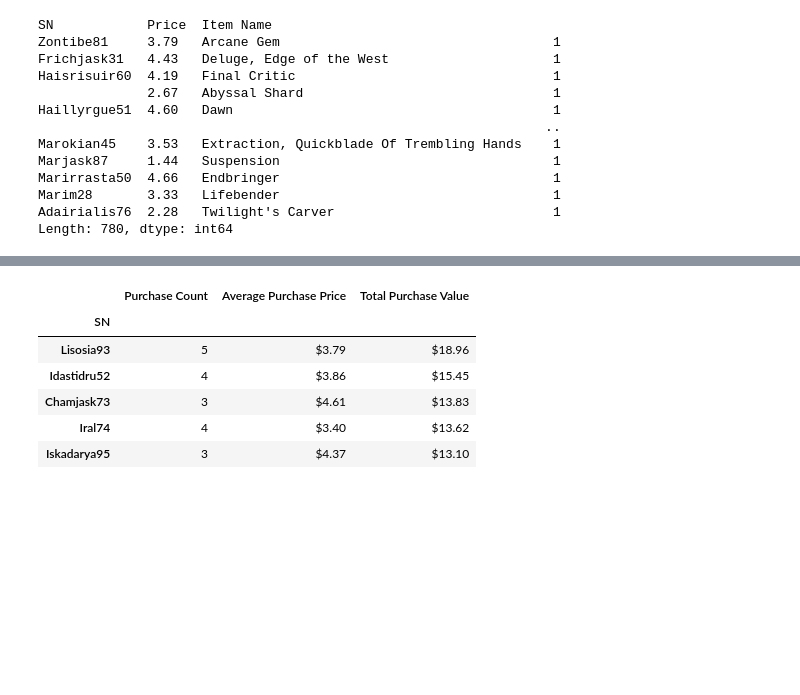
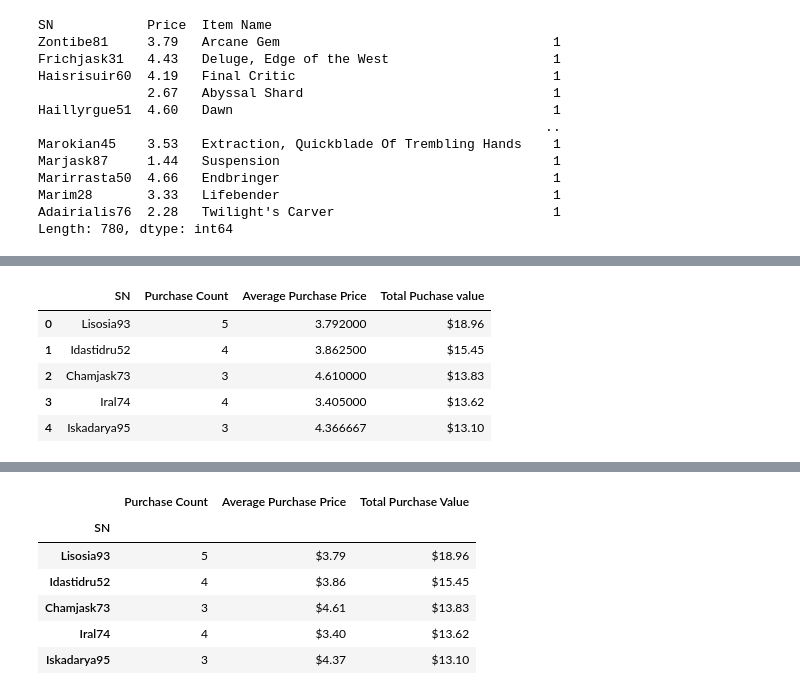
Before and after one commit to cdturner618/Panda-Challenge, a Jupyter notebook: HeroesOfPymoli/HeroesOfPymoli_starter.ipynb, the cells around one changed output, grey strips where cells are left out. Saved outputs shown, nothing was run; the diff lists cells and outputs as text; code cells hidden in the pictures; blank space fills up the shorter version.

Commit message:
Completed Top Spenders

```diff
--- a/HeroesOfPymoli/HeroesOfPymoli_starter.ipynb
+++ b/HeroesOfPymoli/HeroesOfPymoli_starter.ipynb
@@ -544,0 +563,16 @@ sort_df.head()
+# %%
+#Create Data Frame based off of information
+
+Top_Spenders=pd.DataFrame({"SN":["Lisosia93","Idastidru52","Chamjask73","Iral74", "Iskadarya95"],
+                          "Purchase Count":[5,4,3,4,3],
+                          "Average Purchase Price":[((4.64+3.81+4.80+3.19+2.52)/5),((4.93+4.03+1.60+4.89)/4),((4.23+4.76+4.84)/3),((4.14+3.82+4.03+1.63)/4),((4.03+4.90+4.17)/3)],
+                          "Total Puchase value":["$18.96","$15.45","$13.83","$13.62","$13.10"]
+                                                  })
+Top_Spenders
+# %% [output]
+|  | SN | Purchase Count | Average Purchase Price | Total Puchase value |
+| 0 | Lisosia93 | 5 | 3.792000 | $18.96 |
+| 1 | Idastidru52 | 4 | 3.862500 | $15.45 |
+| 2 | Chamjask73 | 3 | 4.610000 | $13.83 |
+| 3 | Iral74 | 4 | 3.405000 | $13.62 |
+| 4 | Iskadarya95 | 3 | 4.366667 | $13.10 |
```
Also changed, not shown: parts of 12 cells of this notebook.
